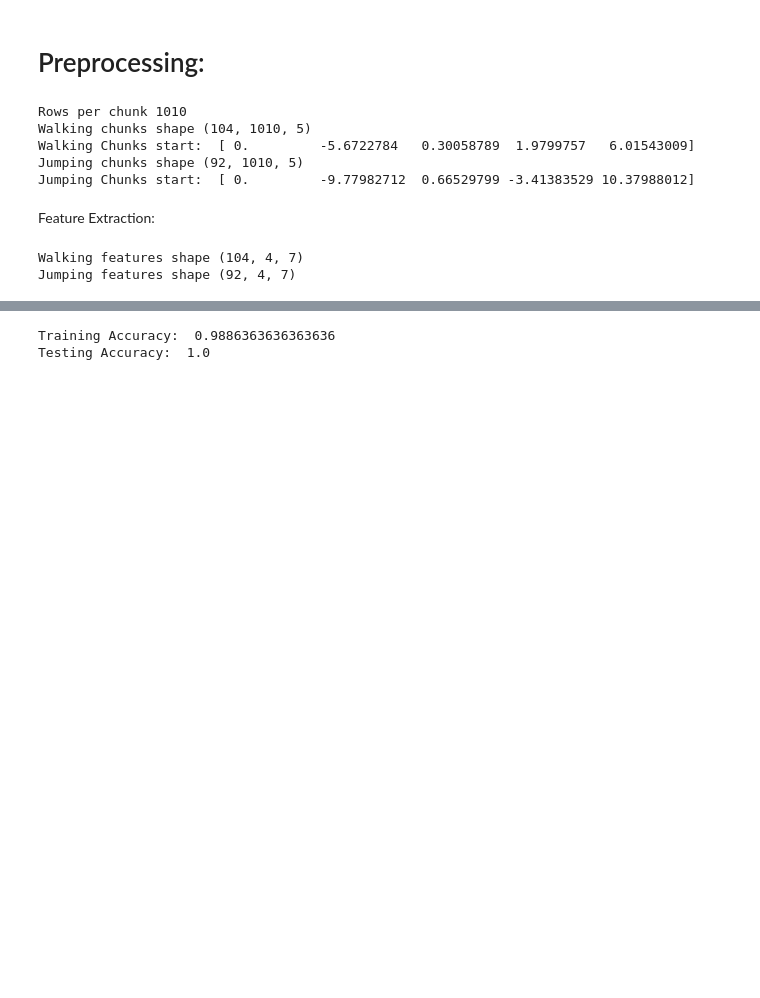
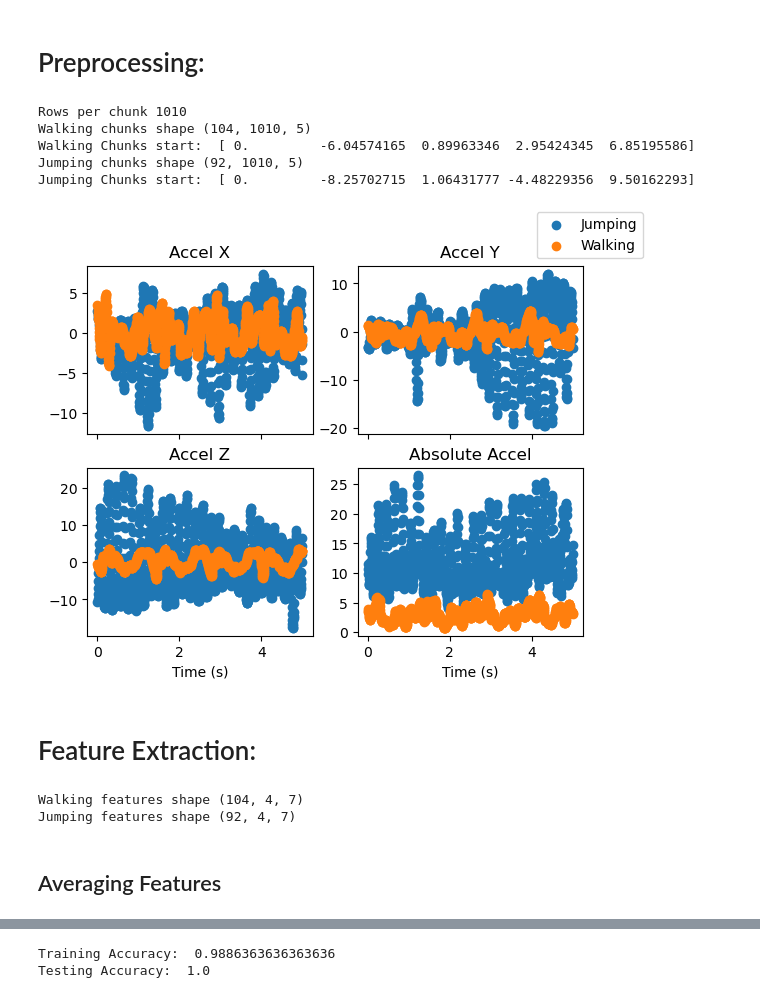
Before and after one commit to MSilver42/Walking-Running-Classifier, a Jupyter notebook: project.ipynb, the cells around one changed output, grey strips where cells are left out. Drawn from its saved outputs; the diff is of its cells as text; code cells hidden in the pictures; blank space fills up the shorter version.

```diff
--- a/project.ipynb
+++ b/project.ipynb
@@ -197,6 +176,22 @@ jumping_df = jumping_df.drop(['Class'], axis=1)
 # remove outliers that are more than 3 standard deviations from the mean
 walking_df = walking_df[(np.abs(walking_df['Absolute Accel']-walking_df['Absolute Accel'].mean()) <= (3*walking_df['Absolute Accel'].std()))]
 jumping_df = jumping_df[(np.abs(jumping_df['Absolute Accel']-jumping_df['Absolute Accel'].mean()) <= (3*jumping_df['Absolute Accel'].std()))]
+
+
+# Apply moving average filter to data
+walking_df['Accel X'] = walking_df['Accel X'].rolling(window=10).mean()
+walking_df['Accel Y'] = walking_df['Accel Y'].rolling(window=10).mean()
+walking_df['Accel Z'] = walking_df['Accel Z'].rolling(window=10).mean()
+walking_df['Absolute Accel'] = walking_df['Absolute Accel'].rolling(window=10).mean()
+
+jumping_df['Accel X'] = jumping_df['Accel X'].rolling(window=10).mean()
+jumping_df['Accel Y'] = jumping_df['Accel Y'].rolling(window=10).mean()
+jumping_df['Accel Z'] = jumping_df['Accel Z'].rolling(window=10).mean()
+jumping_df['Absolute Accel'] = jumping_df['Absolute Accel'].rolling(window=10).mean()
+
+# drop NaN values
+walking_df = walking_df.dropna()
+jumping_df = jumping_df.dropna()
 
 
 # split data into 5 second chunks and make each one into a dataframe
@@ -224,11 +219,42 @@ data = {'walking': walking_chunks, 'jumping': jumping_chunks}
 # %% [output]
 Rows per chunk 1010
 Walking chunks shape (104, 1010, 5)
-Walking Chunks start:  [ 0.         -5.6722784   0.30058789  1.9799757   6.01543009]
+Walking Chunks start:  [ 0.         -6.04574165  0.89963346  2.95424345  6.85195586]
 Jumping chunks shape (92, 1010, 5)
-Jumping Chunks start:  [ 0.         -9.77982712  0.66529799 -3.41383529 10.37988012]
+Jumping Chunks start:  [ 0.         -8.25702715  1.06431777 -4.48229356  9.50162293]
-# %% [markdown]
-Feature Extraction:
+# %%
+# plot a random walking and jumping chunk
+walking_chunk = data['walking'][np.random.randint(0, len(data['walking']))]
+jumping_chunk = data['jumping'][np.random.randint(0, len(data['jumping']))]
+
+fig, axis = plt.subplots(2, 2, sharex=True)
+
+axis[0, 0].scatter(jumping_chunk[:, 0], jumping_chunk[:, 1])
+axis[0, 0].scatter(walking_chunk[:, 0], walking_chunk[:, 1])
+axis[0, 0].set_title('Accel X')
+
+axis[0, 1].scatter(jumping_chunk[:, 0], jumping_chunk[:, 2])
+axis[0, 1].scatter(walking_chunk[:, 0], walking_chunk[:, 2])
+axis[0, 1].set_title('Accel Y')
+
+axis[1, 0].scatter(jumping_chunk[:, 0], jumping_chunk[:, 3])
+axis[1, 0].scatter(walking_chunk[:, 0], walking_chunk[:, 3])
+axis[1, 0].set_xlabel('Time (s)')
+axis[1, 0].set_title('Accel Z')
+
+axis[1, 1].scatter(jumping_chunk[:, 0], jumping_chunk[:, 4])
+axis[1, 1].scatter(walking_chunk[:, 0], walking_chunk[:, 4])
+axis[1, 1].set_xlabel('Time (s)')
+axis[1, 1].set_title('Absolute Accel')
+
+
+fig.legend(['Jumping', 'Walking'])
+
+plt.show()
+# %% [output]
+[figure, added]
+# %% [markdown]
+# Feature Extraction:
 # %%
 # TODO find maximum, minimum, range, mean, median, variance, and standard deviation for each chunk
 walking_features = []
@@ -249,6 +275,8 @@ print("Jumping features shape", jumping_features.shape)
 # %% [output]
 Walking features shape (104, 4, 7)
 Jumping features shape (92, 4, 7)
+# %% [markdown]
+## Averaging Features
 # %%
 # find the mean of each feature for each chunk
 walking_x = np.mean(walking_features[:, 0, :], axis=0)
```
Also changed, not shown: parts of 14 cells of this notebook, 5 other files.
